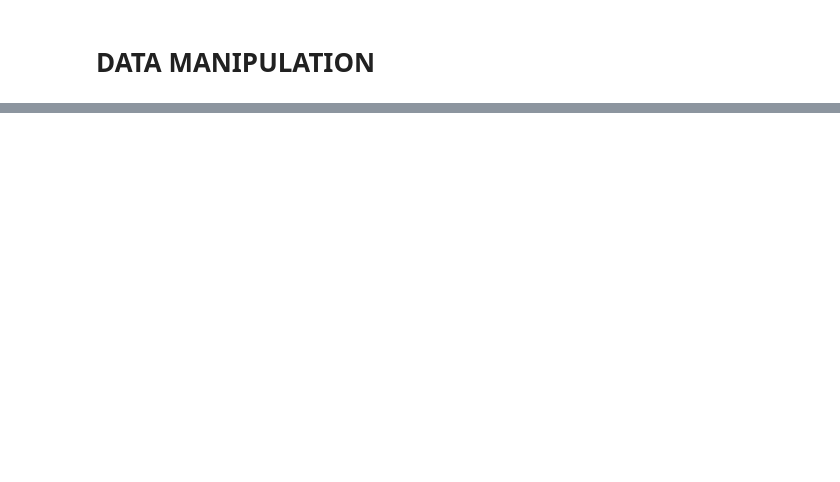
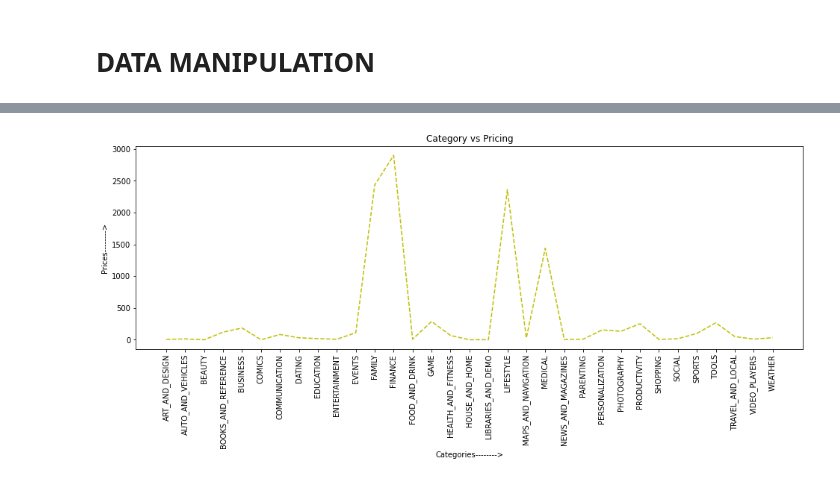
Before and after one commit to VaibhavVats1510/Play-Store-App-Review, a Jupyter notebook: Play_Store_App_Review_Analysis_Capstone_Project.ipynb, the cells around one changed output, grey strips where cells are left out. Drawn from its saved outputs; the diff is of its cells as text; code cells hidden in the pictures; blank space fills up the shorter version.

```diff
--- a/Play_Store_App_Review_Analysis_Capstone_Project.ipynb
+++ b/Play_Store_App_Review_Analysis_Capstone_Project.ipynb
@@ -204,0 +295,10 @@ df_play_store_data['Type'].fillna
+# %%
+plt.figure(figsize=(16,5))
+plt.plot(n,'r--', color= 'y')
+plt.xticks(rotation=90)
+plt.title('Category vs Pricing')
+plt.xlabel('Categories-------->')
+plt.ylabel('Prices-------->')
+plt.show()
+# %% [output]
+[figure, added]
```
Also changed, not shown: parts of 48 cells of this notebook.
